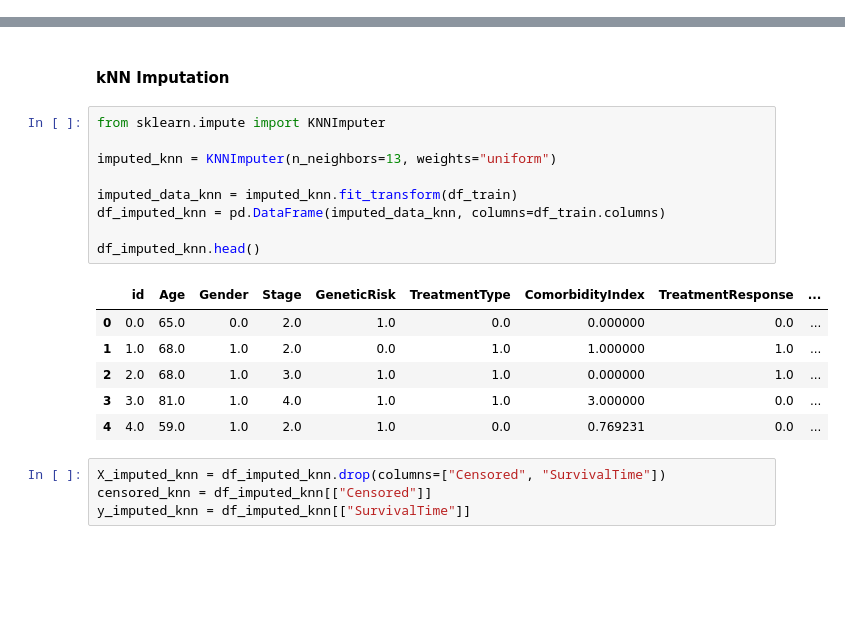
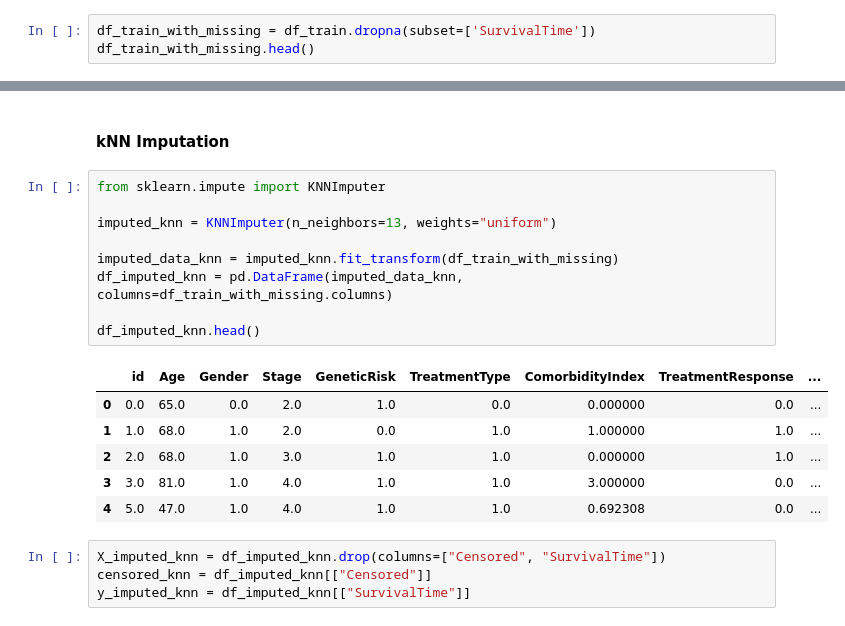
Before and after one commit to magdaa08/multiple_myeloma_survival, a Jupyter notebook: ml_nova_multiple_myeloma_survival.ipynb, the cells around one changed output, grey strips where cells are left out. Saved outputs shown, nothing was run; the diff lists cells and outputs as text; blank space fills up the shorter version.

```diff
--- a/ml_nova_multiple_myeloma_survival.ipynb
+++ b/ml_nova_multiple_myeloma_survival.ipynb
@@ -655,0 +647,3 @@ df_train.head()
+# %%
+df_train_with_missing = df_train.dropna(subset=['SurvivalTime'])
+df_train_with_missing.head()
@@ -911,19 +912,19 @@ Standard deviation of cMSE of the imputed with most frequent value model: 0.56
 # %%
 from sklearn.impute import KNNImputer
 
 imputed_knn = KNNImputer(n_neighbors=13, weights="uniform")
 
-imputed_data_knn = imputed_knn.fit_transform(df_train)
-df_imputed_knn = pd.DataFrame(imputed_data_knn, columns=df_train.columns)
+imputed_data_knn = imputed_knn.fit_transform(df_train_with_missing)
+df_imputed_knn = pd.DataFrame(imputed_data_knn, columns=df_train_with_missing.columns)
 
 df_imputed_knn.head()
 # %% [output]
 |  | id | Age | Gender | Stage | GeneticRisk | TreatmentType | ComorbidityIndex | TreatmentResponse | ... |
 | 0 | 0.0 | 65.0 | 0.0 | 2.0 | 1.0 | 0.0 | 0.000000 | 0.0 | ... |
 | 1 | 1.0 | 68.0 | 1.0 | 2.0 | 0.0 | 1.0 | 1.000000 | 1.0 | ... |
 | 2 | 2.0 | 68.0 | 1.0 | 3.0 | 1.0 | 1.0 | 0.000000 | 1.0 | ... |
 | 3 | 3.0 | 81.0 | 1.0 | 4.0 | 1.0 | 1.0 | 3.000000 | 0.0 | ... |
-| 4 | 4.0 | 59.0 | 1.0 | 2.0 | 1.0 | 0.0 | 0.769231 | 0.0 | ... |
+| 4 | 5.0 | 47.0 | 1.0 | 4.0 | 1.0 | 1.0 | 0.692308 | 0.0 | ... |
 # %%
 X_imputed_knn = df_imputed_knn.drop(columns=["Censored", "SurvivalTime"])
 censored_knn = df_imputed_knn[["Censored"]]
```
Also changed, not shown: parts of 20 cells of this notebook, 3 other files.
